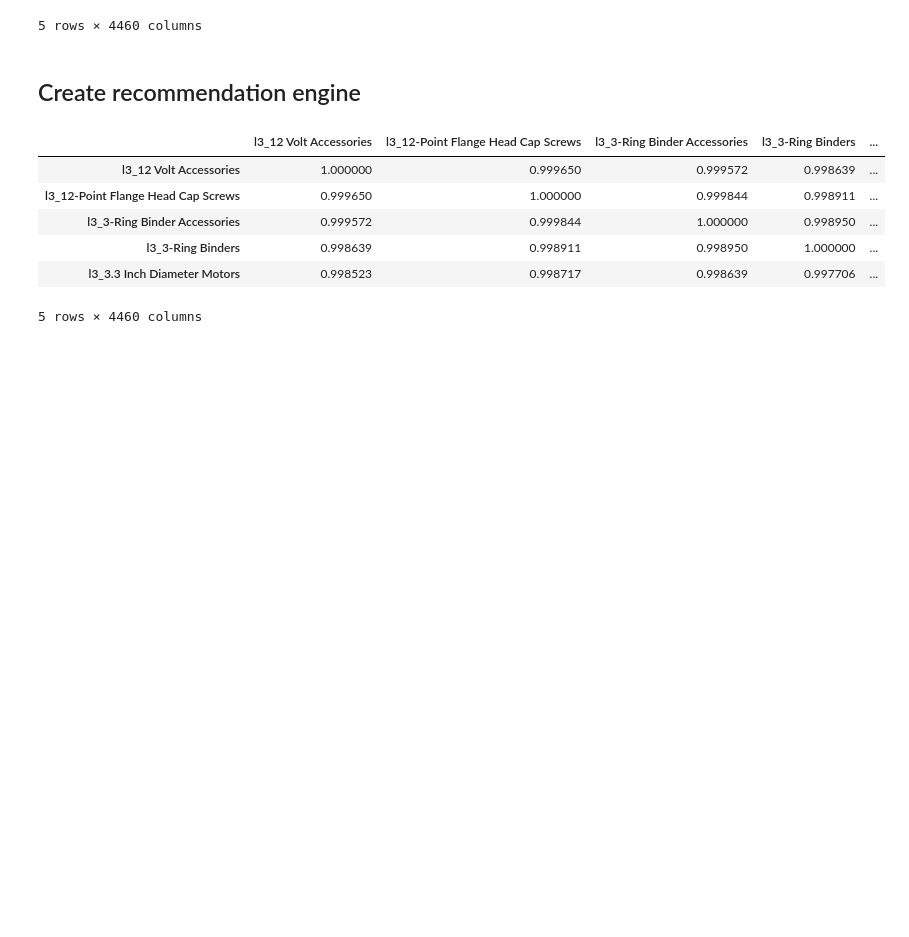
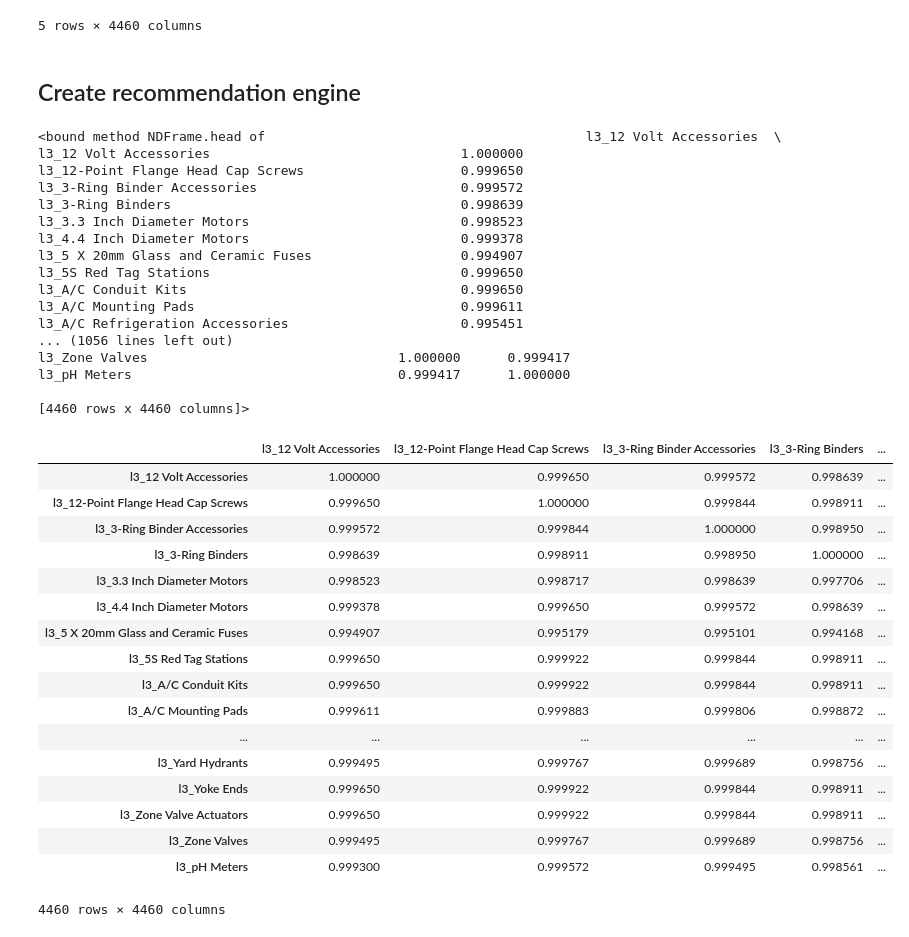
Before and after one commit to deejayrusso/E-Commerce-Recommendations, a Jupyter notebook: E-Commerce Recommendation Notebook.ipynb, the cells around one changed output. Saved outputs shown, nothing was run; the diff lists cells and outputs as text; code cells hidden in the pictures; blank space fills up the shorter version.

```diff
--- a/E-Commerce Recommendation Notebook.ipynb
+++ b/E-Commerce Recommendation Notebook.ipynb
@@ -327,12 +331,22 @@ allTransaction.head()
 
 jac_similarity_matrix = 1 - pairwise_distances(allTransaction.T, metric = "hamming")
 jac_similarity_matrix = pd.DataFrame(jac_similarity_matrix, index=allTransaction.columns, columns=allTransaction.columns)
-jac_similarity_matrix.head()
+jac_similarity_matrix
 # %% [output]
-|  | l3_12 Volt Accessories | l3_12-Point Flange Head Cap Screws | l3_3-Ring Binder Accessories | l3_3-Ring Binders | ... |
-| l3_12 Volt Accessories | 1.000000 | 0.999650 | 0.999572 | 0.998639 | ... |
-| l3_12-Point Flange Head Cap Screws | 0.999650 | 1.000000 | 0.999844 | 0.998911 | ... |
-| l3_3-Ring Binder Accessories | 0.999572 | 0.999844 | 1.000000 | 0.998950 | ... |
-| l3_3-Ring Binders | 0.998639 | 0.998911 | 0.998950 | 1.000000 | ... |
-| l3_3.3 Inch Diameter Motors | 0.998523 | 0.998717 | 0.998639 | 0.997706 | ... |
-5 rows × 4460 columns
+<bound method NDFrame.head of                                         l3_12 Volt Accessories  \
+l3_12 Volt Accessories                                1.000000
+l3_12-Point Flange Head Cap Screws                    0.999650
+l3_3-Ring Binder Accessories                          0.999572
+l3_3-Ring Binders                                     0.998639
+l3_3.3 Inch Diameter Motors                           0.998523
+l3_4.4 Inch Diameter Motors                           0.999378
+l3_5 X 20mm Glass and Ceramic Fuses                   0.994907
+l3_5S Red Tag Stations                                0.999650
+l3_A/C Conduit Kits                                   0.999650
+l3_A/C Mounting Pads                                  0.999611
+l3_A/C Refrigeration Accessories                      0.995451
+... (1056 lines left out)
+l3_Zone Valves                                1.000000      0.999417
+l3_pH Meters                                  0.999417      1.000000
+
+[4460 rows x 4460 columns]>
@@ -340,0 +353,21 @@ jac_similarity_matrix.head()
+# %%
+jac_similarity_matrix
+# %% [output]
+|  | l3_12 Volt Accessories | l3_12-Point Flange Head Cap Screws | l3_3-Ring Binder Accessories | l3_3-Ring Binders | ... |
+| l3_12 Volt Accessories | 1.000000 | 0.999650 | 0.999572 | 0.998639 | ... |
+| l3_12-Point Flange Head Cap Screws | 0.999650 | 1.000000 | 0.999844 | 0.998911 | ... |
+| l3_3-Ring Binder Accessories | 0.999572 | 0.999844 | 1.000000 | 0.998950 | ... |
+| l3_3-Ring Binders | 0.998639 | 0.998911 | 0.998950 | 1.000000 | ... |
+| l3_3.3 Inch Diameter Motors | 0.998523 | 0.998717 | 0.998639 | 0.997706 | ... |
+| l3_4.4 Inch Diameter Motors | 0.999378 | 0.999650 | 0.999572 | 0.998639 | ... |
+| l3_5 X 20mm Glass and Ceramic Fuses | 0.994907 | 0.995179 | 0.995101 | 0.994168 | ... |
+| l3_5S Red Tag Stations | 0.999650 | 0.999922 | 0.999844 | 0.998911 | ... |
+| l3_A/C Conduit Kits | 0.999650 | 0.999922 | 0.999844 | 0.998911 | ... |
+| l3_A/C Mounting Pads | 0.999611 | 0.999883 | 0.999806 | 0.998872 | ... |
+| ... | ... | ... | ... | ... | ... |
+| l3_Yard Hydrants | 0.999495 | 0.999767 | 0.999689 | 0.998756 | ... |
+| l3_Yoke Ends | 0.999650 | 0.999922 | 0.999844 | 0.998911 | ... |
+| l3_Zone Valve Actuators | 0.999650 | 0.999922 | 0.999844 | 0.998911 | ... |
+| l3_Zone Valves | 0.999495 | 0.999767 | 0.999689 | 0.998756 | ... |
+| l3_pH Meters | 0.999300 | 0.999572 | 0.999495 | 0.998561 | ... |
+4460 rows × 4460 columns
```
Also changed, not shown: parts of 4 cells of this notebook.
